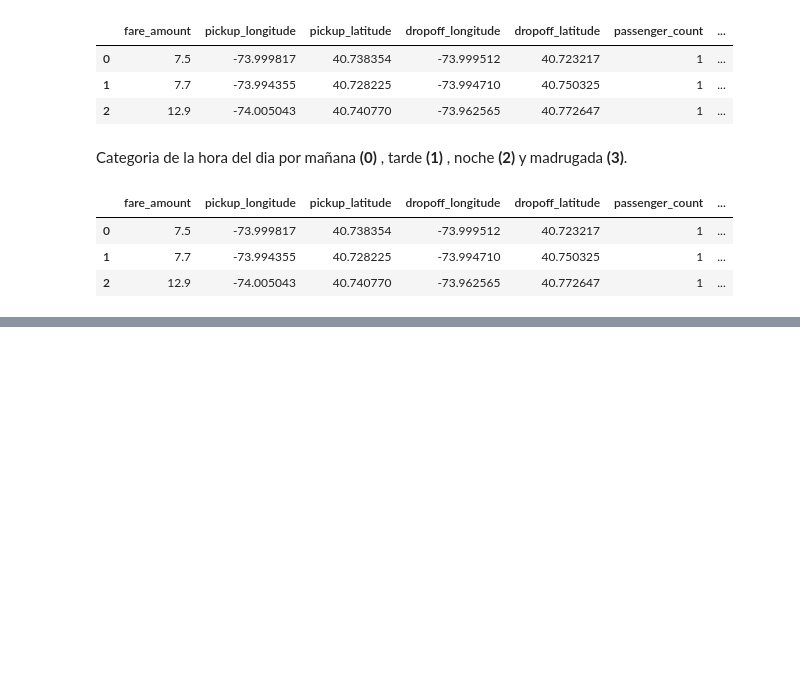
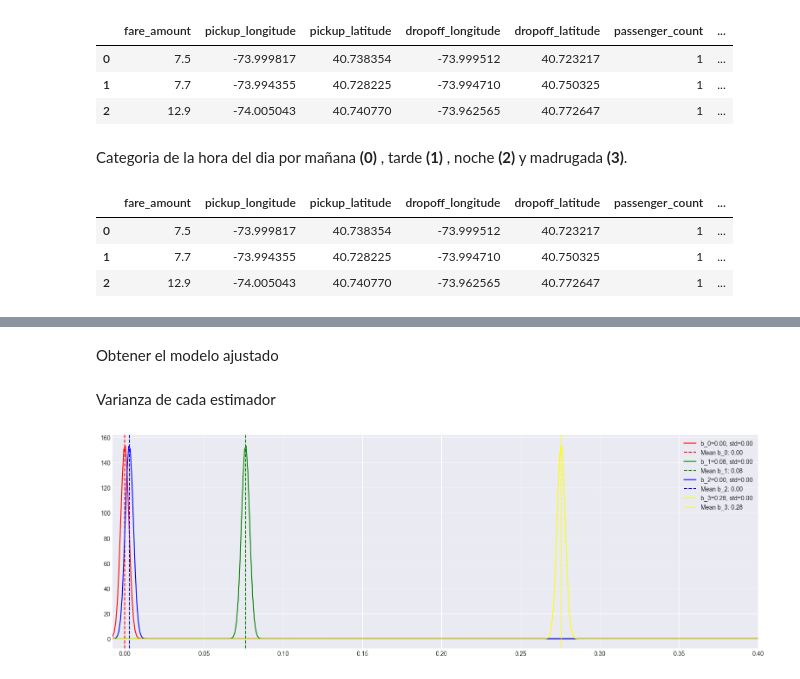
Before and after one commit to fitomx19/ModelosEconometricos, a Jupyter notebook: Practica_3/Practica_3.ipynb, the cells around one changed output, grey strips where cells are left out. Saved outputs shown, nothing was run; the diff lists cells and outputs as text; code cells hidden in the pictures; blank space fills up the shorter version.

```diff
--- a/Practica_3/Practica_3.ipynb
+++ b/Practica_3/Practica_3.ipynb
@@ -97,0 +238,7 @@ mymap.save('mapa_distancia_total.html')
+# %%
+def linear_model(X, estimators):
+    ones_array = np.ones((len(X), 1))
+    X = np.hstack((X, ones_array))
+    y = np.dot(X, estimators)
+
+    return y
@@ -97,0 +322,41 @@ mymap.save('mapa_distancia_total.html')
+# %% [markdown]
+Obtener el modelo ajustado
+# %%
+# Getting the fitting model.
+estimators = fit_linear_model(X_train_scaled, y_train)
+# %% [markdown]
+Varianza de cada estimador
+# %%
+# Gettin vars of each estimator.
+vars_j = get_variance(X_train_scaled, y_train, estimators)
+# %%
+# Getting Normal Distribution with b_j and vars_j
+N = 1000
+# Initializing values.
+distributions = list()
+# Applying standard scaling.
+estimators_normalized = np.array(normalize_data(estimators))
+# Getting standard deviation.
+desv = np.array([np.sqrt(vars_j[i]) for i in range(len(vars_j))])
+# %%
+# Initializing values.
+%config InlineBackend.print_figure_kwargs = {'bbox_inches': 'tight'}
+colors = ['red', 'green', 'blue', 'yellow', 'purple', 'orange', 'pink']
+cont = 0
+# Getting the width of the current cell (in inches).
+ancho_celda = plt.rcParams['figure.figsize'][0]
+# Datos para el eje x (rango de valores)
+x = np.linspace(min(estimators_normalized) - 3 * max(desv), max(estimators_normalized) + 3 * max(desv), N)
+for estimator_normalized, dev in zip(estimators_normalized, desv):
+    y = norm.pdf(x, estimator_normalized, dev)
+    # Probability density function.
+    plt.plot(x, y, color=colors[cont], label=f'b_{cont}={estimator_normalized:.2f}, std={dev:.2f}')
+    plt.axvline(x=estimator_normalized, color=colors[cont], linestyle='--', label=f'Mean b_{cont}: {estimator_normalized:.2f}')
+    plt.gcf().set_size_inches(ancho_celda*3, ancho_celda)
+    cont += 1
+# Show plot.
+plt.xlim(min(estimators_normalized) - 3 * max(desv), 0.4)
+plt.legend()
+plt.show()
+# %% [output]
+[figure, added]
```
Also changed, not shown: parts of 25 cells of this notebook, 3 other files.
